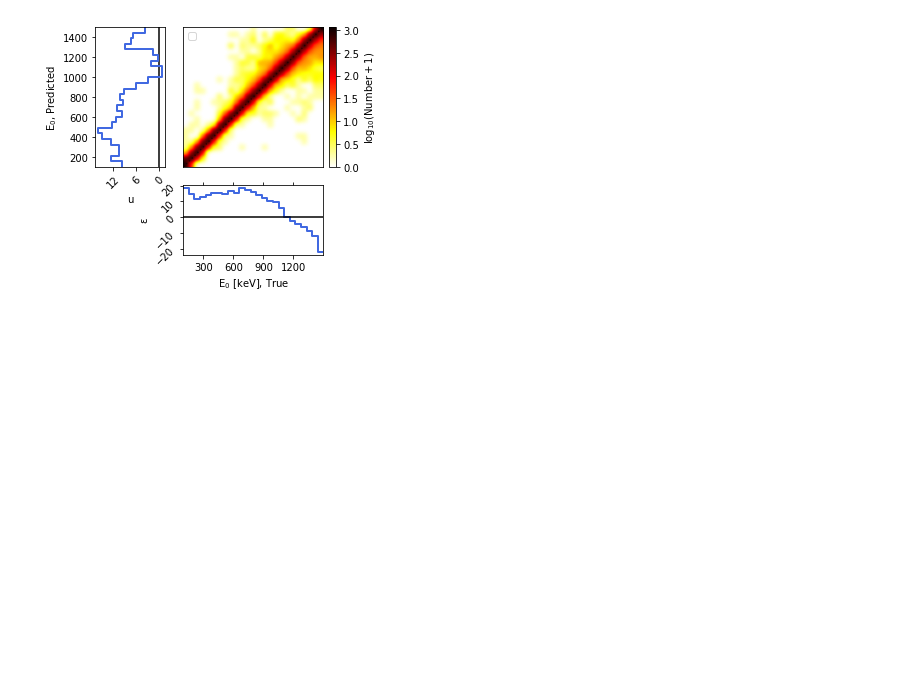
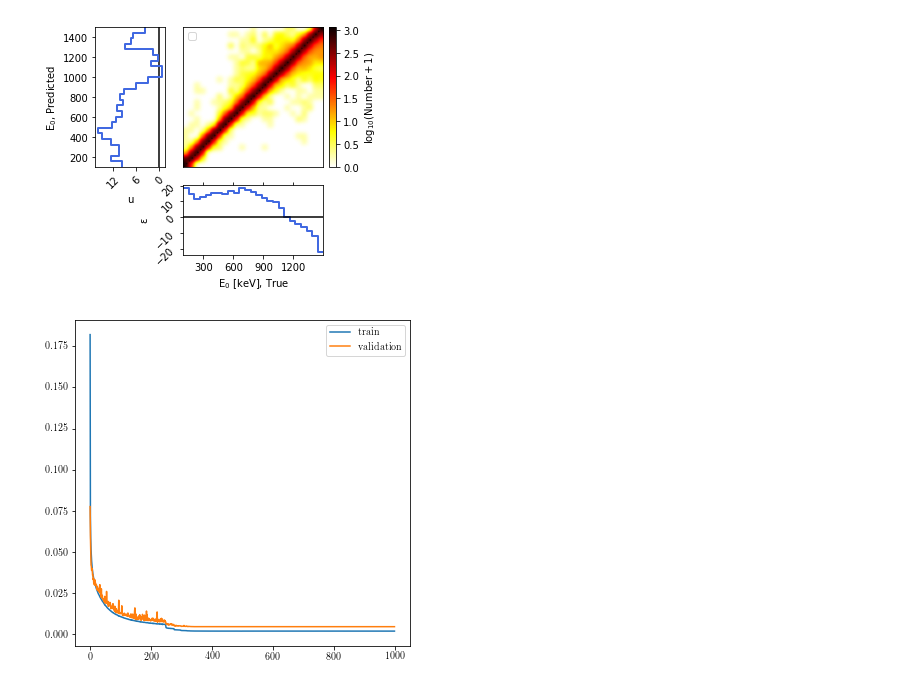
Before and after one commit to gfiameni/21CNN, a Jupyter notebook: jupyter_notebooks/PlotModel.ipynb, the cells around one changed output. Saved outputs shown, nothing was run; the diff lists cells and outputs as text; code cells hidden in the pictures; blank space fills up the shorter version.

Commit message:
add loss plot

```diff
--- a/jupyter_notebooks/PlotModel.ipynb
+++ b/jupyter_notebooks/PlotModel.ipynb
@@ -598,0 +601,15 @@ number of points:  40000
+# %%
+with open(filepath + '.log', 'r') as f:
+    reader = csv.reader(f, delimiter=',')
+    rows = [row for row in reader if row]
+    headings = rows[0] # get headings
+    logs = {}
+    for row in rows[1:]:
+        # append the dataitem to the end of the dictionary entry
+        # set the default value of [] if this key has not been seen
+        for col_header, data_column in zip(headings, row):
+            logs.setdefault(col_header, []).append(float(data_column))
+for key in logs.keys():
+    logs[key] = np.array(log[key])
+# %% [output]
+[figure, added]
```
Also changed, not shown: parts of 2 cells of this notebook, 2 other files.
